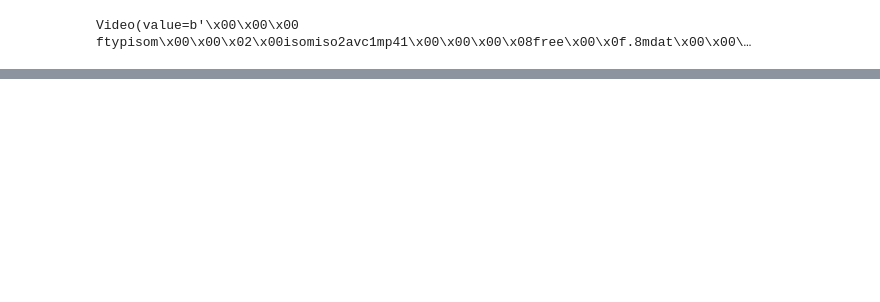
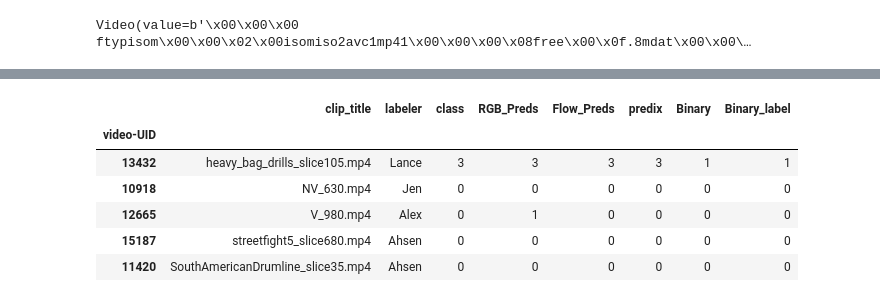
Before and after one commit to ahsenq/bittah-ninja, a Jupyter notebook: Join_TSNpredix_and_GTdb.ipynb, the cells around one changed output, grey strips where cells are left out. Cells and saved outputs as stored; diff of their text form; code cells hidden in the pictures; blank space fills up the shorter version.

```diff
--- a/Join_TSNpredix_and_GTdb.ipynb
+++ b/Join_TSNpredix_and_GTdb.ipynb
@@ -82,0 +203,10 @@ Video(value=b'\x00\x00\x00 ftypisom\x00\x00\x02\x00isomiso2avc1mp41\x00\x00\x00\
+# %%
+df.head()
+# %% [output]
+|  | clip_title | labeler | class | RGB_Preds | Flow_Preds | predix | Binary | Binary_label |
+| video-UID |  |  |  |  |  |  |  |  |
+| 13432 | heavy_bag_drills_slice105.mp4 | Lance | 3 | 3 | 3 | 3 | 1 | 1 |
+| 10918 | NV_630.mp4 | Jen | 0 | 0 | 0 | 0 | 0 | 0 |
+| 12665 | V_980.mp4 | Alex | 0 | 1 | 0 | 0 | 0 | 0 |
+| 15187 | streetfight5_slice680.mp4 | Ahsen | 0 | 0 | 0 | 0 | 0 | 0 |
+| 11420 | SouthAmericanDrumline_slice35.mp4 | Ahsen | 0 | 0 | 0 | 0 | 0 | 0 |
```
Also changed, not shown: parts of 30 cells of this notebook, 3 other files.
